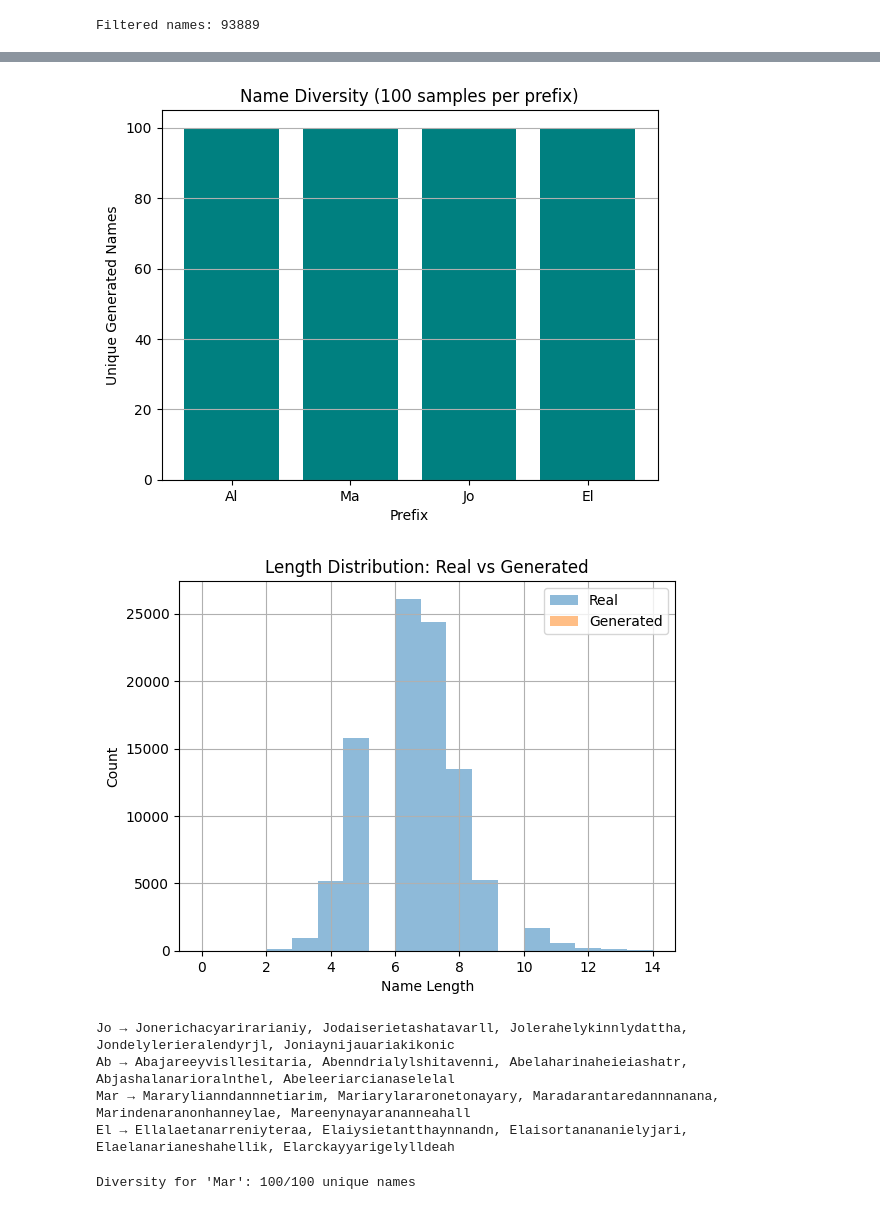
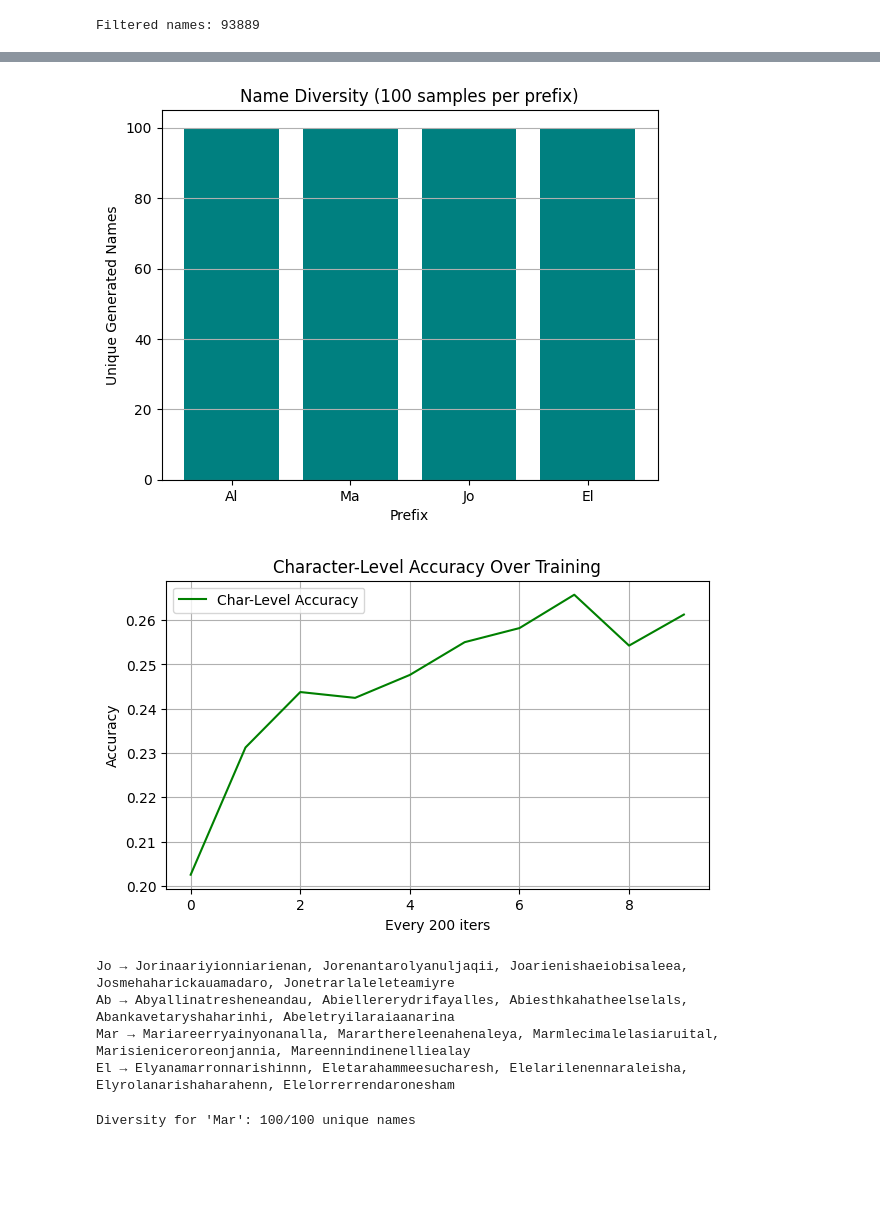
Before and after one commit to Biruk-gebru/RNNTraining-, a Jupyter notebook: RNNTask1.ipynb, the cells around one changed output, grey strips where cells are left out. Cells and saved outputs as stored; diff of their text form; code cells hidden in the pictures; blank space fills up the shorter version.

```diff
--- a/RNNTask1.ipynb
+++ b/RNNTask1.ipynb
@@ -91,6 +91,28 @@ def line_to_tensor(line):
     return tensor
 # %% [output]
 Filtered names: 93889
+# %%
+def character_accuracy(model, val_names):
+    model.eval()
+    total_chars = 0
+    correct_chars = 0
+
+    with torch.no_grad():
+        for name in val_names:
+            name = name.strip()
+            if len(name) < 2:
+                continue
+            input_seq = line_to_tensor(name[:-1])
+            target_seq = [letter_to_index(c) for c in name[1:]]
+            hidden = model.initHidden()
+            for i in range(len(input_seq)):
+                output, hidden = model(input_seq[i], hidden)
+                pred_idx = output.argmax(dim=1).item()
+                if pred_idx == target_seq[i]:
+                    correct_chars += 1
+                total_chars += 1
+
+    return correct_chars / total_chars if total_chars > 0 else 0
 # %%
 import torch.nn as nn, torch.optim as optim, random
 from torch.nn.utils import clip_grad_norm_
@@ -125,6 +147,9 @@ criterion = nn.NLLLoss()
 # Train with gradient clipping and loss logging
 import time
 epochs, print_every, total_loss, all_losses = 2000, 200, 0, []
+all_losses = []
+char_accuracies = []
+
 for i in range(1, epochs + 1):
     inp, tgt = random_pair()
     hidden = model.initHidden()
@@ -134,9 +159,13 @@ for i in range(1, epochs + 1):
     clip_grad_norm_(model.parameters(), 5)
     optimizer.step()
     total_loss += loss.item() / inp.size(0)
+
     if i % print_every == 0:
         avg = total_loss / print_every
-        print(f"[{i}/{epochs}] Loss: {avg:.4f}")
         all_losses.append(avg)
+        val_names = random.sample(names, 200)
+        acc = character_accuracy(model, val_names)
+        char_accuracies.append(acc)
+        print(f"[{i}/{epochs}] Loss: {avg:.4f} | Accuracy: {acc:.4f}")
         total_loss = 0
 # %% [output]
@@ -187,4 +216,14 @@ plt.ylabel("Unique Generated Names")
 plt.xlabel("Prefix")
 plt.grid(axis='y')
 plt.show()
+
+
+plt.figure(figsize=(7,4))
+plt.plot(char_accuracies, label="Char-Level Accuracy", color="green")
+plt.title("Character-Level Accuracy Over Training")
+plt.xlabel(f"Every {print_every} iters")
+plt.ylabel("Accuracy")
+plt.grid()
+plt.legend()
+plt.show()
 # %% [output]
@@ -193,5 +232,5 @@ plt.show()
 [figure]
-[figure, old version]
+[figure, new version]
 # %%
 import torch.nn.functional as F
 
@@ -220,10 +259,10 @@ for prefix in ["Jo", "Ab", "Mar", "El"]:
     samples = [generate_sample(prefix, temperature=0.7) for _ in range(5)]
     print(f"{prefix} →", ", ".join(samples))
 # %% [output]
-Jo → Jonerichacyarirarianiy, Jodaiserietashatavarll, Jolerahelykinnlydattha, Jondelylerieralendyrjl, Joniaynijauariakikonic
-Ab → Abajareeyvisllesitaria, Abenndrialylshitavenni, Abelaharinaheieiashatr, Abjashalanarioralnthel, Abeleeriarcianaselelal
-Mar → Mararylianndannnetiarim, Mariarylararonetonayary, Maradarantaredannnanana, Marindenaranonhanneylae, Mareenynayarananneahall
-El → Ellalaetanarreniyteraa, Elaiysietantthaynnandn, Elaisortanananielyjari, Elaelanarianeshahellik, Elarckayyarigelylldeah
+Jo → Jorinaariyionniarienan, Jorenantarolyanuljaqii, Joarienishaeiobisaleea, Josmehaharickauamadaro, Jonetrarlaleleteamiyre
+Ab → Abyallinatresheneandau, Abiellererydrifayalles, Abiesthkahatheelselals, Abankavetaryshaharinhi, Abeletryilaraiaanarina
+Mar → Mariareerryainyonanalla, Mararthereleenahenaleya, Marmlecimalelasiaruital, Marisieniceroreonjannia, Mareennindinenelliealay
+El → Elyanamarronnarishinnn, Eletarahammeesucharesh, Elelarilenennaraleisha, Elyrolanarishaharahenn, Elelorrerrendaronesham
 # %%
 # Diversity: how many unique names from same prefix
 prefix = "Mar"
```
Also changed, not shown: parts of 3 cells of this notebook.
